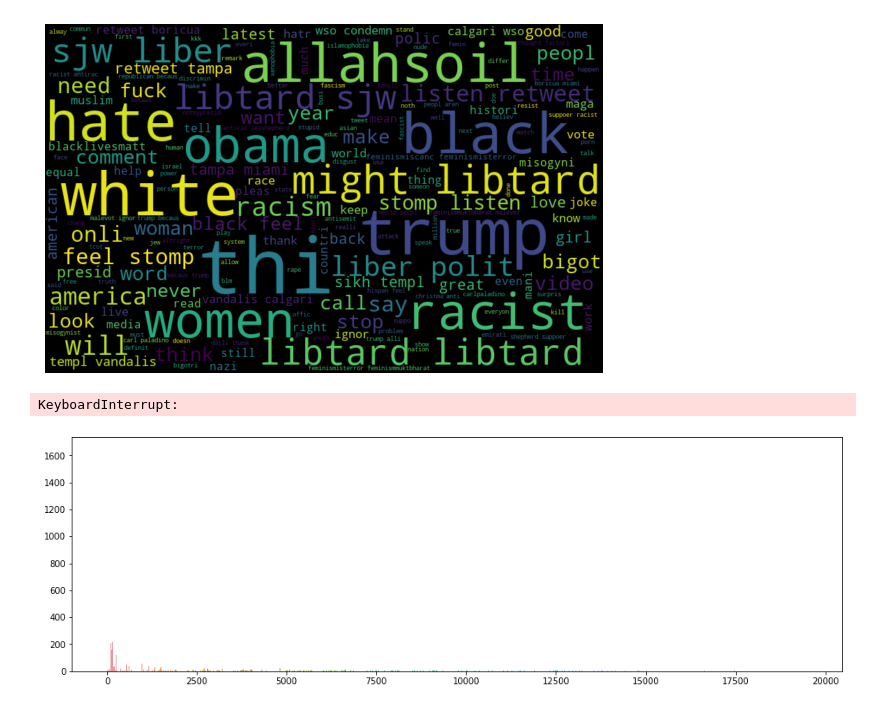
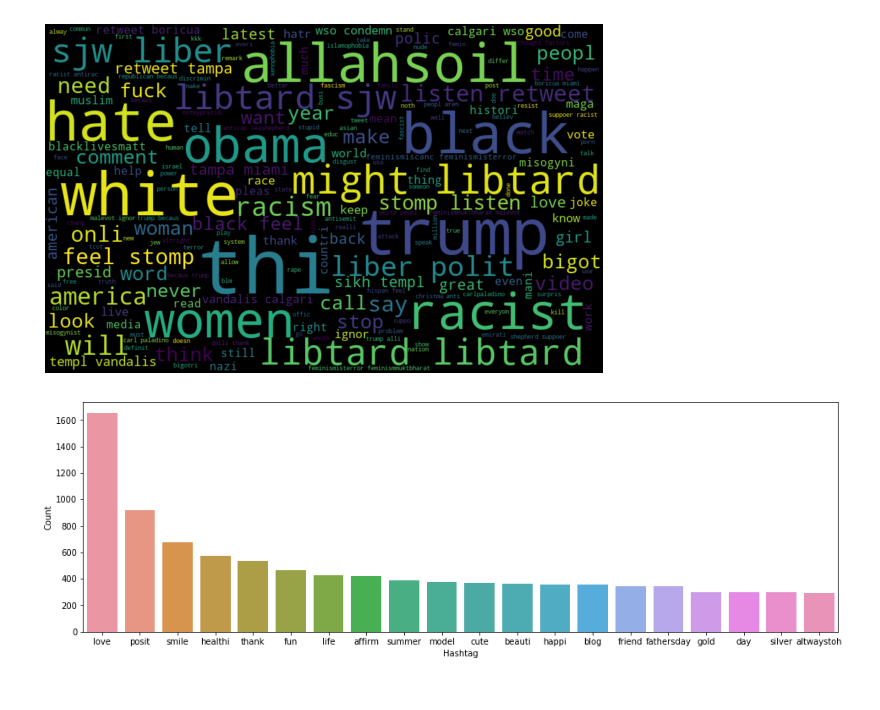
Before and after one commit to ThePhiri/twitter_sentiment_analysis, a Jupyter notebook: Twitter_sentiment_analysis.ipynb, the cells around one changed output. Drawn from its saved outputs; the diff is of its cells as text; code cells hidden in the pictures.

```diff
--- a/Twitter_sentiment_analysis.ipynb
+++ b/Twitter_sentiment_analysis.ipynb
@@ -181,13 +181,12 @@ HT_negative = sum(HT_negative, [])
 # %%
 a = nltk.FreqDist(HT_regular)
 d = pd.DataFrame({'Hashtag':list(a.keys()),
                   'Count': list(a.values())})
 # selecting top 20 most frequent hashtags
-d.nlargest(columns="Count", n=20)
+d = d.nlargest(columns="Count", n = 20)
 plt.figure(figsize=(16,5))
-ax=sns.barplot(data=d, x="Hashtag", y="Count")
-ax.set(ylabel='Count')
+ax = sns.barplot(data=d, x= "Hashtag", y = "Count")
+ax.set(ylabel = 'Count')
 plt.show()
 # %% [output]
-KeyboardInterrupt:
-[figure, old version]
+[figure, new version]
```
Also changed, not shown: parts of 9 cells of this notebook.
